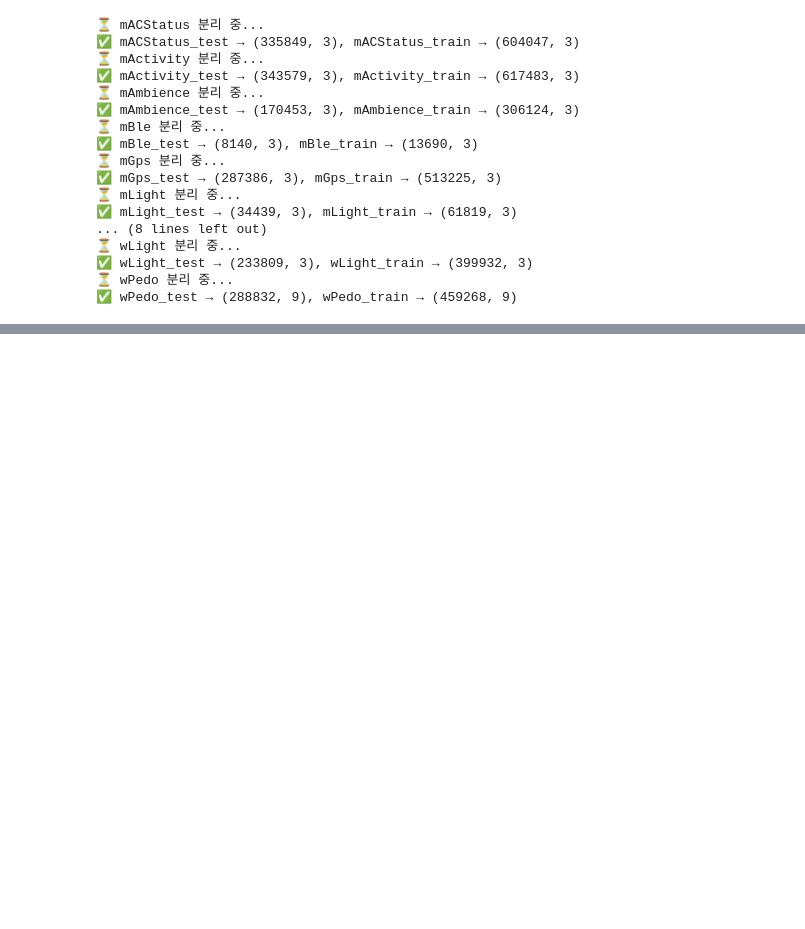
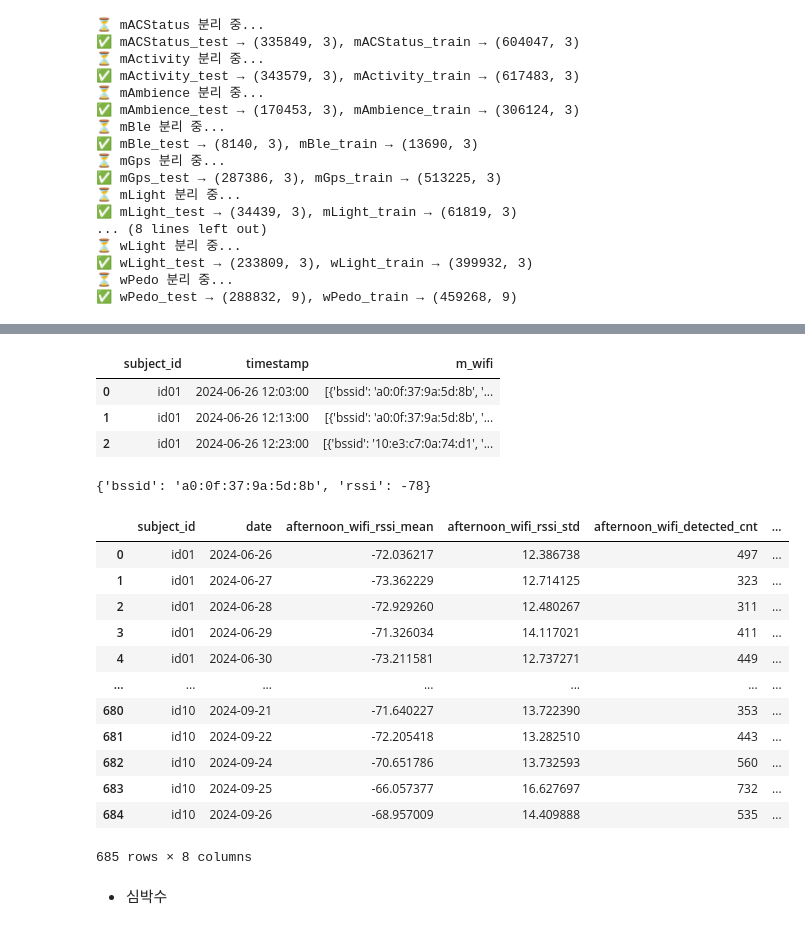
Before and after one commit to datalab-hub/lifelog-sleep-ictc-2025, a Jupyter notebook: minjeong/dacon_etri_base_mod4_1_1.ipynb, the cells around one changed output, grey strips where cells are left out. Cells and saved outputs as stored; diff of their text form; code cells hidden in the pictures; blank space fills up the shorter version.

```diff
--- a/minjeong/dacon_etri_base_mod4_1_1.ipynb
+++ b/minjeong/dacon_etri_base_mod4_1_1.ipynb
@@ -415,0 +631,78 @@ mUsageStats_df2 = process_mUsageStats(mUsageStats_df)
+# %%
+mWifi_df.head(3)
+# %% [output]
+|  | subject_id | timestamp | m_wifi |
+| 0 | id01 | 2024-06-26 12:03:00 | [{'bssid': 'a0:0f:37:9a:5d:8b', '... |
+| 1 | id01 | 2024-06-26 12:13:00 | [{'bssid': 'a0:0f:37:9a:5d:8b', '... |
+| 2 | id01 | 2024-06-26 12:23:00 | [{'bssid': '10:e3:c7:0a:74:d1', '... |
+# %%
+mWifi_df.m_wifi[0][0]
+# %% [output]
+{'bssid': 'a0:0f:37:9a:5d:8b', 'rssi': -78}
+# %%
+def process_mWifi(df):
+    df = df.copy()
+    df['timestamp'] = pd.to_datetime(df['timestamp'])
+    df['date'] = df['timestamp'].dt.date
+    df['hour'] = df['timestamp'].dt.hour
+
+    results = []
+    for (subj, date), group in df.groupby(['subject_id', 'date']):
+        # 시간대별로 데이터 분리
+        afternoon_data = group[(group['hour'] >= 12) & (group['hour'] < 18)]  # 12-18시
+        night_data = group[(group['hour'] >= 18) & (group['hour'] < 24)]      # 18-24시
+        midnight_data = group[(group['hour'] >= 0) & (group['hour'] < 6)]     # 0-6시
+
+        def extract_rssi(data):
+            rssi_list = []
+            for row in data['m_wifi']:
+                parsed = ast.literal_eval(row) if isinstance(row, str) else row
+                for ap in parsed:
+                    try:
+                        rssi = int(ap['rssi'])
+                        rssi_list.append(rssi)
+                    except:
+                        continue
+            return rssi_list
+
+        # 각 시간대별 RSSI 추출
+        afternoon_rssi = extract_rssi(afternoon_data)
+        night_rssi = extract_rssi(night_data)
+        midnight_rssi = extract_rssi(midnight_data)
+
+        results.append({
+            'subject_id': subj,
+            'date': date,
+            # 오후 (12-18시)
+            'afternoon_wifi_rssi_mean': np.mean(afternoon_rssi) if afternoon_rssi else np.nan,
+            'afternoon_wifi_rssi_std': np.std(afternoon_rssi) if afternoon_rssi else np.nan,
+            'afternoon_wifi_detected_cnt': len(afternoon_rssi),
+
+            # 밤 (18-24시)
+            'night_wifi_rssi_mean': np.mean(night_rssi) if night_rssi else np.nan,
+            'night_wifi_rssi_std': np.std(night_rssi) if night_rssi else np.nan,
+            'night_wifi_detected_cnt': len(night_rssi),
+
+            # # 자정 (0-6시)
+            # 'midnight_wifi_rssi_mean': np.mean(midnight_rssi) if midnight_rssi else np.nan,
+            # 'midnight_wifi_rssi_std': np.std(midnight_rssi) if midnight_rssi else np.nan,
+            # 'midnight_wifi_detected_cnt': len(midnight_rssi),
+        })
+    return pd.DataFrame(results)
+
+mWifi_df2 = process_mWifi(mWifi_df)
+mWifi_df2
+# %% [output]
+|  | subject_id | date | afternoon_wifi_rssi_mean | afternoon_wifi_rssi_std | afternoon_wifi_detected_cnt | ... |
+| 0 | id01 | 2024-06-26 | -72.036217 | 12.386738 | 497 | ... |
+| 1 | id01 | 2024-06-27 | -73.362229 | 12.714125 | 323 | ... |
+| 2 | id01 | 2024-06-28 | -72.929260 | 12.480267 | 311 | ... |
+| 3 | id01 | 2024-06-29 | -71.326034 | 14.117021 | 411 | ... |
+| 4 | id01 | 2024-06-30 | -73.211581 | 12.737271 | 449 | ... |
+| ... | ... | ... | ... | ... | ... | ... |
+| 680 | id10 | 2024-09-21 | -71.640227 | 13.722390 | 353 | ... |
+| 681 | id10 | 2024-09-22 | -72.205418 | 13.282510 | 443 | ... |
+| 682 | id10 | 2024-09-24 | -70.651786 | 13.732593 | 560 | ... |
+| 683 | id10 | 2024-09-25 | -66.057377 | 16.627697 | 732 | ... |
+| 684 | id10 | 2024-09-26 | -68.957009 | 14.409888 | 535 | ... |
+685 rows × 8 columns
@@ -444,3 +741,5 @@ mWifi_df2 = process_mWifi(mWifi_df)
+# %% [markdown]
+* 심박수
 # %%
 
 def get_time_block(hour):
```
Also changed, not shown: parts of 81 cells of this notebook, 6 other files.
